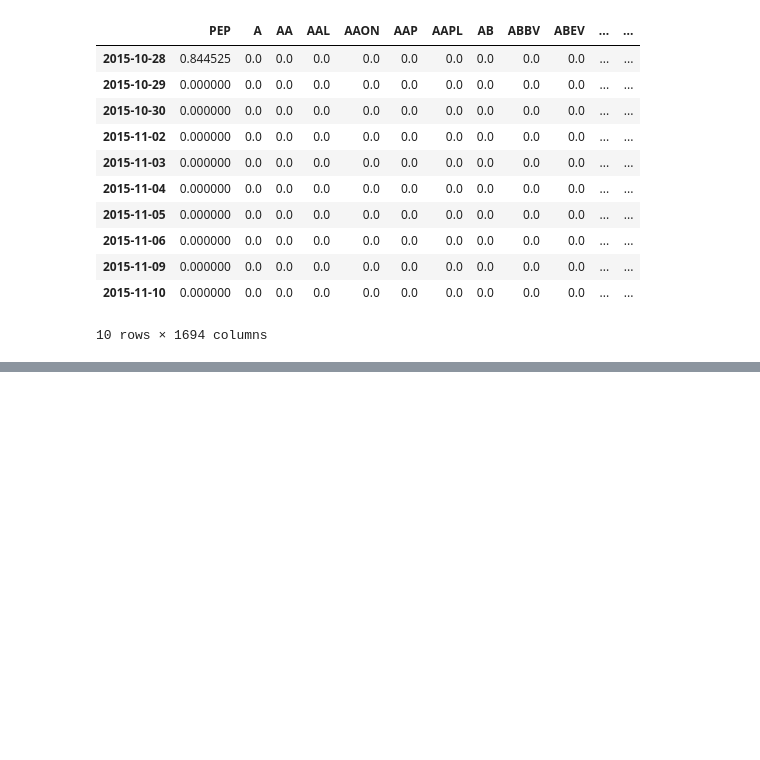
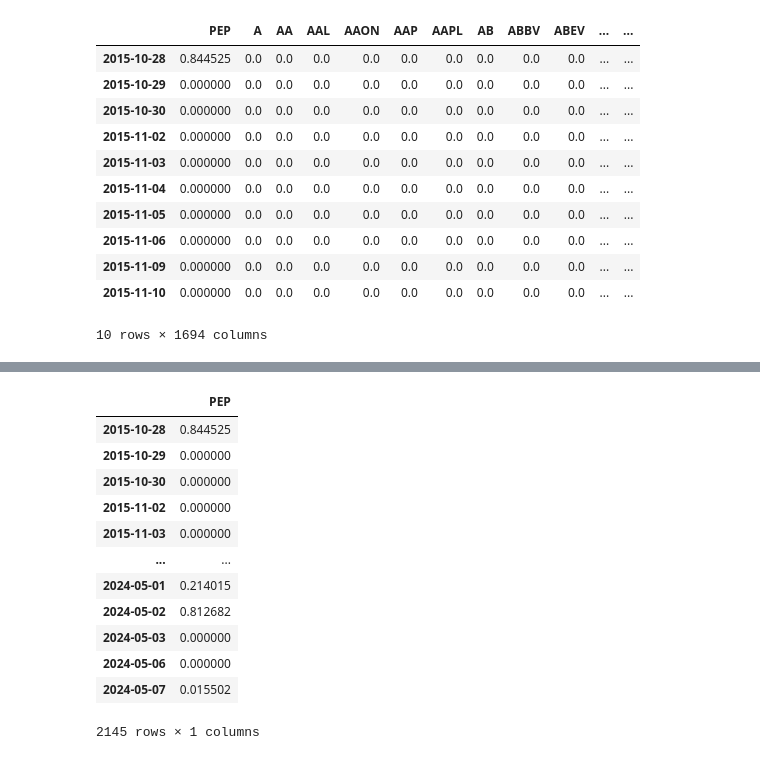
Before and after one commit to BrandonChen34567/Temporal-Graph-Neural-Network, a Jupyter notebook: baseline models.ipynb, the cells around one changed output, grey strips where cells are left out. Saved outputs shown, nothing was run; the diff lists cells and outputs as text; code cells hidden in the pictures; blank space fills up the shorter version.

```diff
--- a/baseline models.ipynb
+++ b/baseline models.ipynb
@@ -240,0 +242,17 @@ sentiment_df.describe()
+# %%
+sentiment_df = sentiment_df[['PEP']]
+sentiment_df
+# %% [output]
+|  | PEP |
+| 2015-10-28 | 0.844525 |
+| 2015-10-29 | 0.000000 |
+| 2015-10-30 | 0.000000 |
+| 2015-11-02 | 0.000000 |
+| 2015-11-03 | 0.000000 |
+| ... | ... |
+| 2024-05-01 | 0.214015 |
+| 2024-05-02 | 0.812682 |
+| 2024-05-03 | 0.000000 |
+| 2024-05-06 | 0.000000 |
+| 2024-05-07 | 0.015502 |
+2145 rows × 1 columns
```
Also changed, not shown: parts of 6 cells of this notebook.
